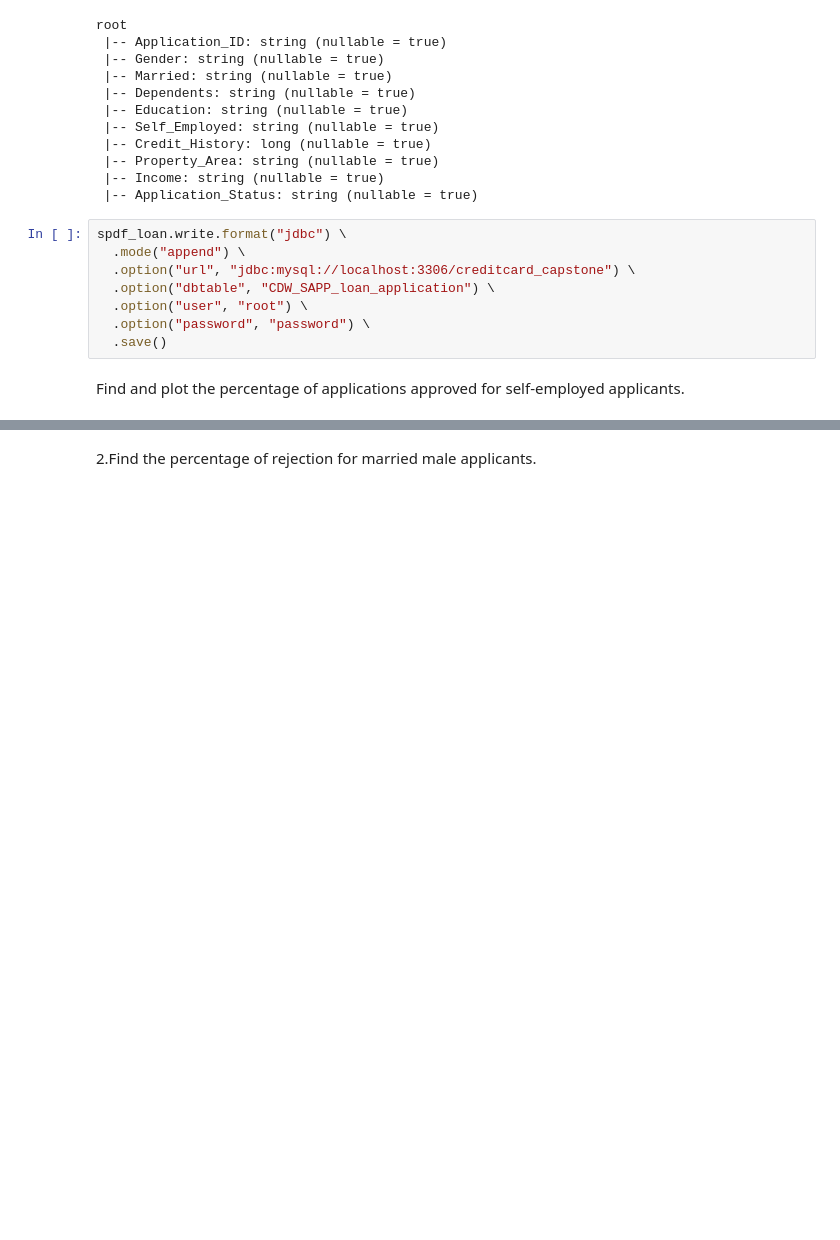
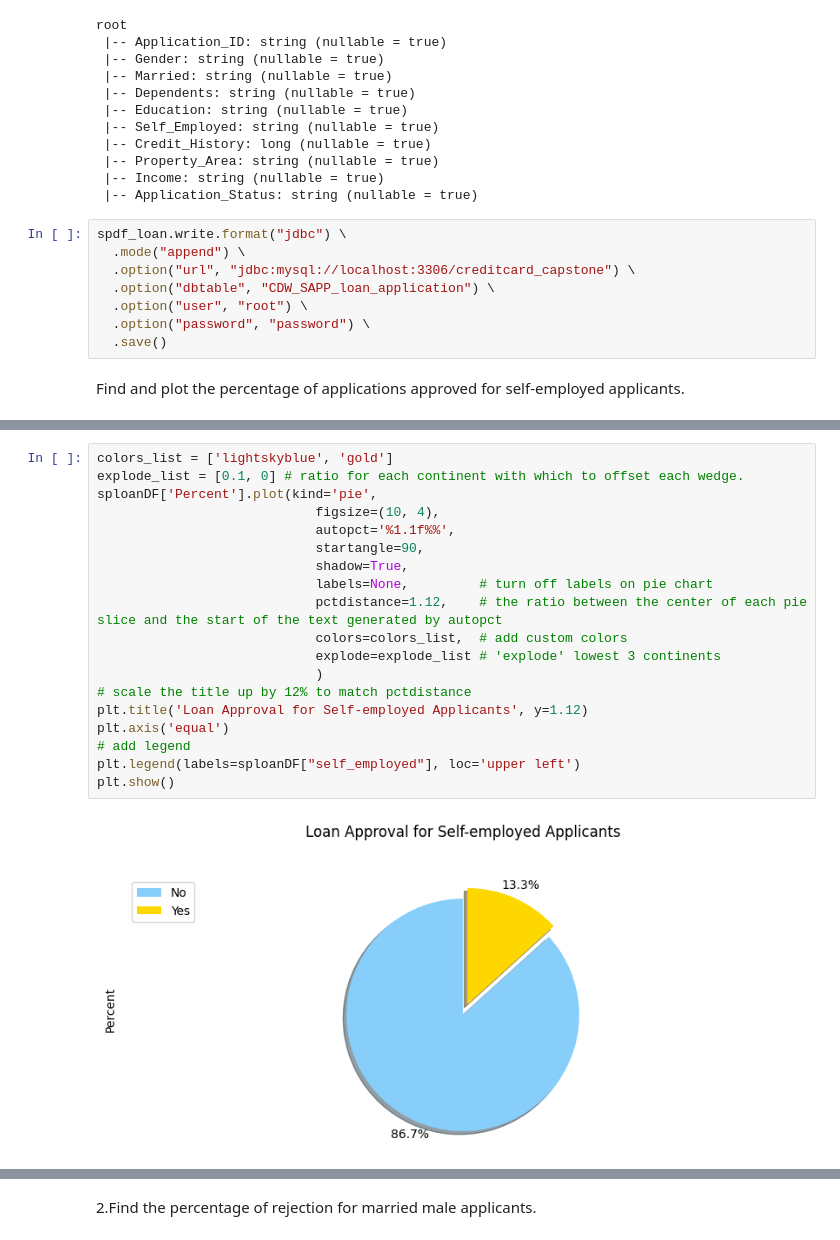
Before and after one commit to gitjish/Etlloan_project, a Jupyter notebook: loanapi_etl.ipynb, the cells around one changed output, grey strips where cells are left out. Drawn from its saved outputs; the diff is of its cells as text; blank space fills up the shorter version.

```diff
--- a/loanapi_etl.ipynb
+++ b/loanapi_etl.ipynb
@@ -97,0 +102,21 @@ plt.show()
+# %%
+colors_list = ['lightskyblue', 'gold']
+explode_list = [0.1, 0] # ratio for each continent with which to offset each wedge.
+sploanDF['Percent'].plot(kind='pie',
+                            figsize=(10, 4),
+                            autopct='%1.1f%%',
+                            startangle=90,
+                            shadow=True,
+                            labels=None,         # turn off labels on pie chart
+                            pctdistance=1.12,    # the ratio between the center of each pie slice and the start of the text generated by autopct
+                            colors=colors_list,  # add custom colors
+                            explode=explode_list # 'explode' lowest 3 continents
+                            )
+# scale the title up by 12% to match pctdistance
+plt.title('Loan Approval for Self-employed Applicants', y=1.12)
+plt.axis('equal')
+# add legend
+plt.legend(labels=sploanDF["self_employed"], loc='upper left')
+plt.show()
+# %% [output]
+[figure, added]
```
Also changed, not shown: parts of 16 cells of this notebook, 9 other files.
